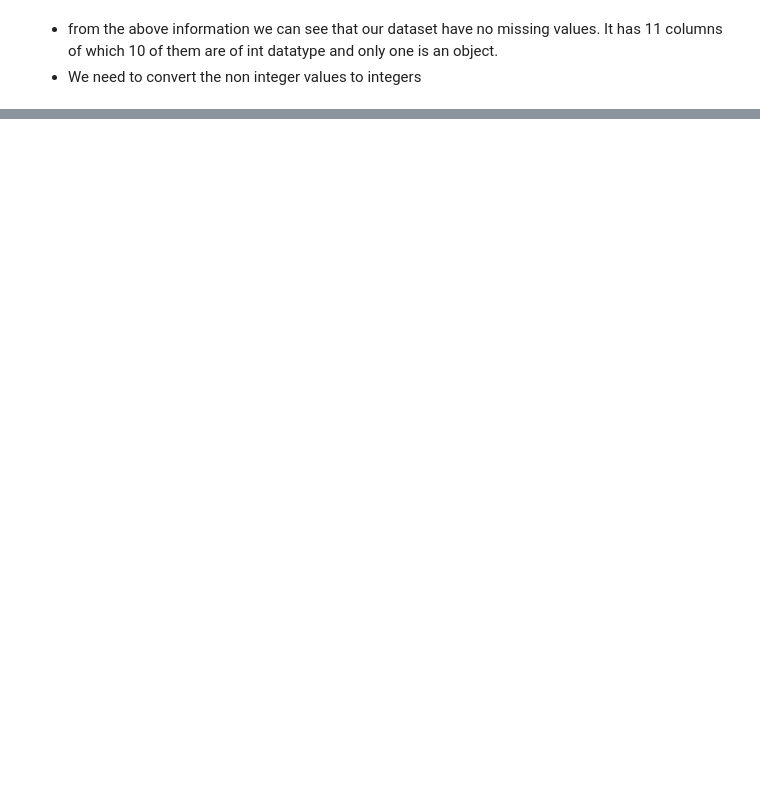
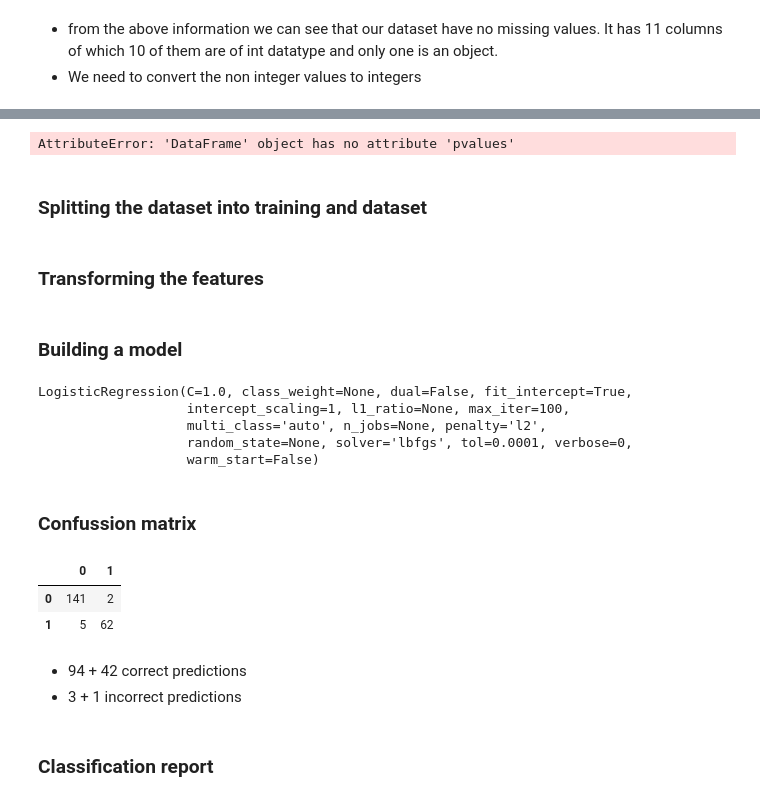
Before and after one commit to jbmasemza/predict_breast_cancer, a Jupyter notebook: breast_cancer_predictor.ipynb, the cells around one changed output, grey strips where cells are left out. Cells and saved outputs as stored; diff of their text form; code cells hidden in the pictures; blank space fills up the shorter version.

```diff
--- a/breast_cancer_predictor.ipynb
+++ b/breast_cancer_predictor.ipynb
@@ -87,0 +151,14 @@ memory usage: 60.2 KB
+# %%
+df.pvalues
+# %% [output]
+AttributeError: 'DataFrame' object has no attribute 'pvalues'
+# %% [markdown]
+### Splitting the dataset into training and dataset
+# %%
+# segregate features and lables into separate variables
+X= df.drop(['Class'], axis=1)
+y=df['Class']
+# Split into train and test sets
+X_train, X_test, y_train, y_test = train_test_split(X, y, test_size=0.30, random_state=42)
+# %% [markdown]
+### Transforming the features
@@ -87,0 +173,28 @@ memory usage: 60.2 KB
+# %% [markdown]
+### Building a model
+# %%
+model = LogisticRegression()
+# %%
+model.fit(X_train,y_train)
+# %% [output]
+LogisticRegression(C=1.0, class_weight=None, dual=False, fit_intercept=True,
+                   intercept_scaling=1, l1_ratio=None, max_iter=100,
+                   multi_class='auto', n_jobs=None, penalty='l2',
+                   random_state=None, solver='lbfgs', tol=0.0001, verbose=0,
+                   warm_start=False)
+# %%
+
+predict_model = model.predict(X_test)
+# %% [markdown]
+### Confussion matrix
+# %%
+pd.DataFrame(data=confusion_matrix(y_test, predict_model))
+# %% [output]
+|  | 0 | 1 |
+| 0 | 141 | 2 |
+| 1 | 5 | 62 |
+# %% [markdown]
+- 94 + 42 correct predictions
+- 3 + 1 incorrect predictions
+# %% [markdown]
+### Classification report
```
Also changed, not shown: parts of 17 cells of this notebook.
